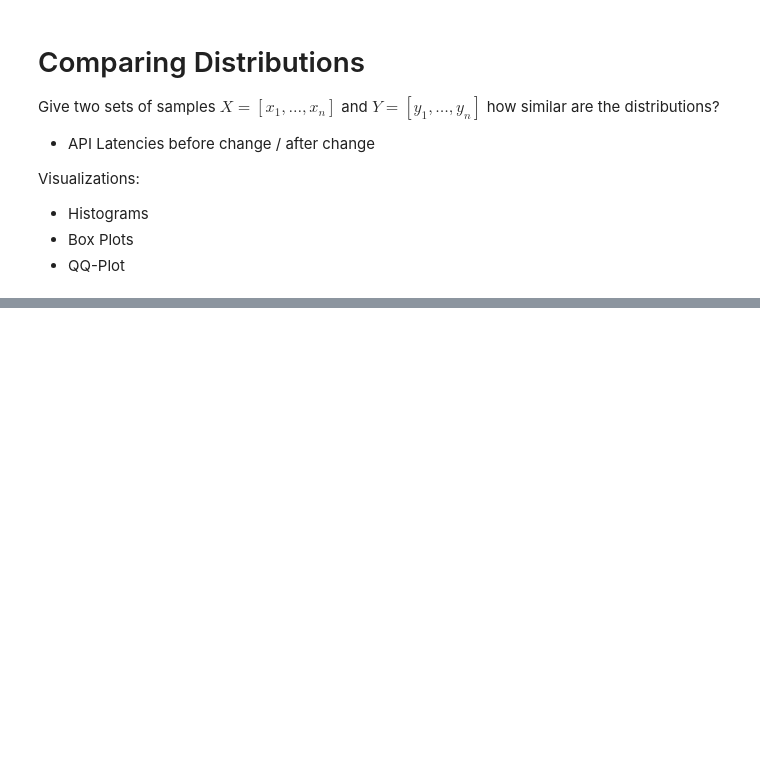
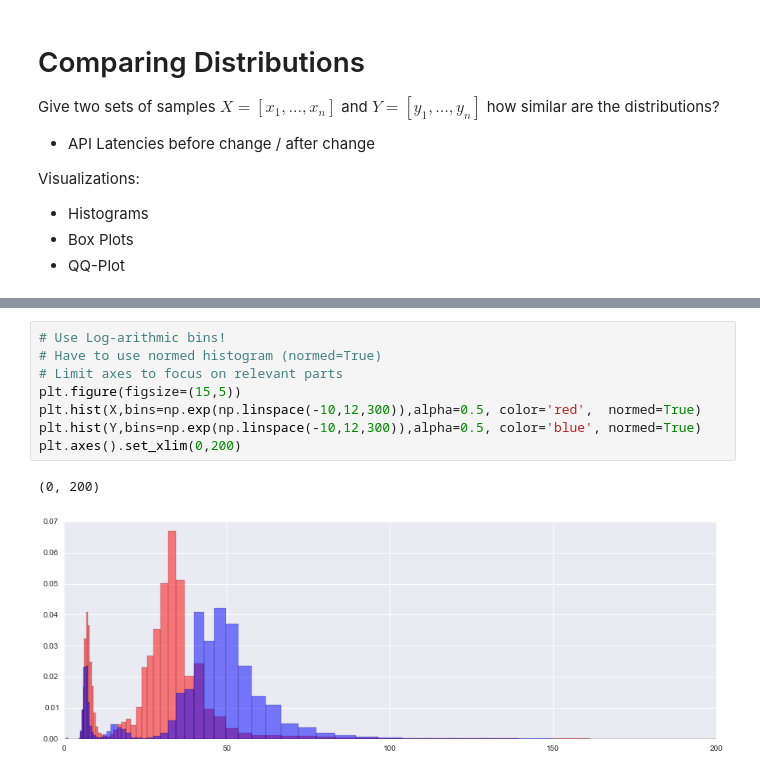
Before and after one commit to HeinrichHartmann/Statistics-for-Engineers, a Jupyter notebook: Tutorial.ipynb, the cells around one changed output, grey strips where cells are left out. Cells and saved outputs as stored; diff of their text form; blank space fills up the shorter version.

```diff
--- a/Tutorial.ipynb
+++ b/Tutorial.ipynb
@@ -982,0 +895,11 @@ plot_qq(X,Y,50)
+# %%
+# Use Log-arithmic bins!
+# Have to use normed histogram (normed=True)
+# Limit axes to focus on relevant parts
+plt.figure(figsize=(15,5))
+plt.hist(X,bins=np.exp(np.linspace(-10,12,300)),alpha=0.5, color='red',  normed=True)
+plt.hist(Y,bins=np.exp(np.linspace(-10,12,300)),alpha=0.5, color='blue', normed=True)
+plt.axes().set_xlim(0,200)
+# %% [output]
+(0, 200)
+[figure, added]
```
Also changed, not shown: parts of 55 cells of this notebook.
